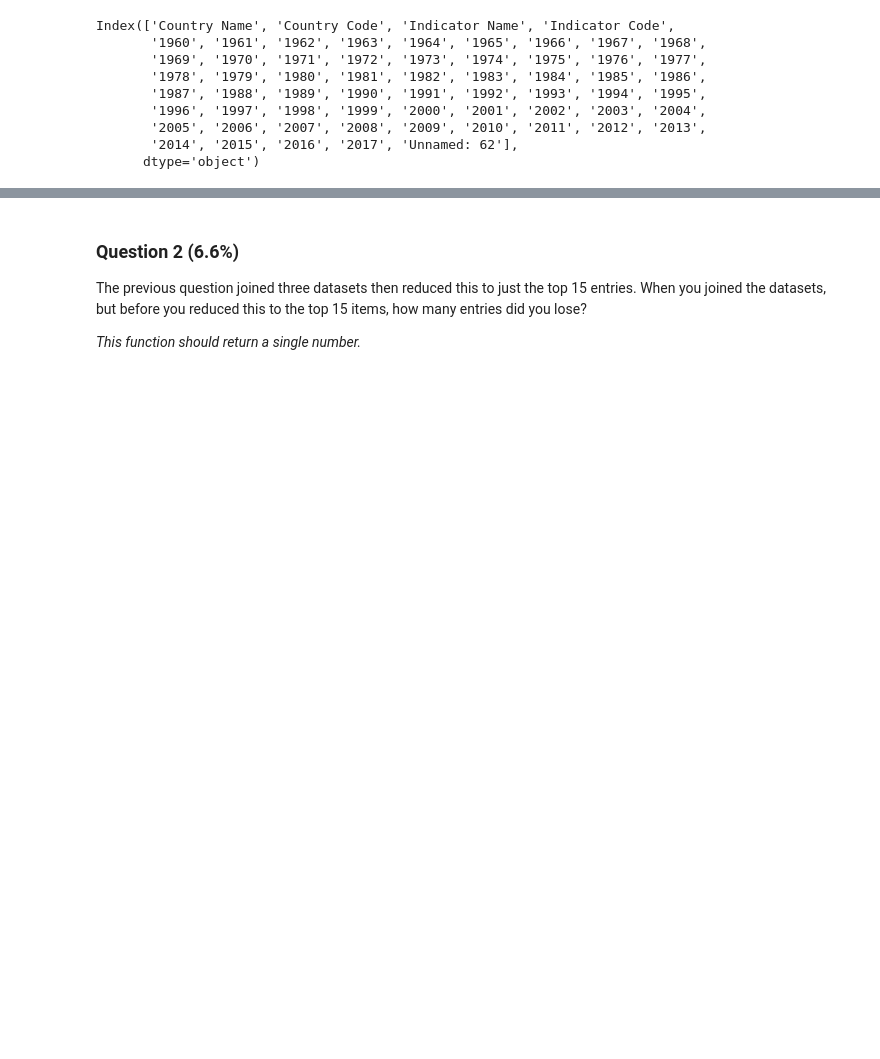
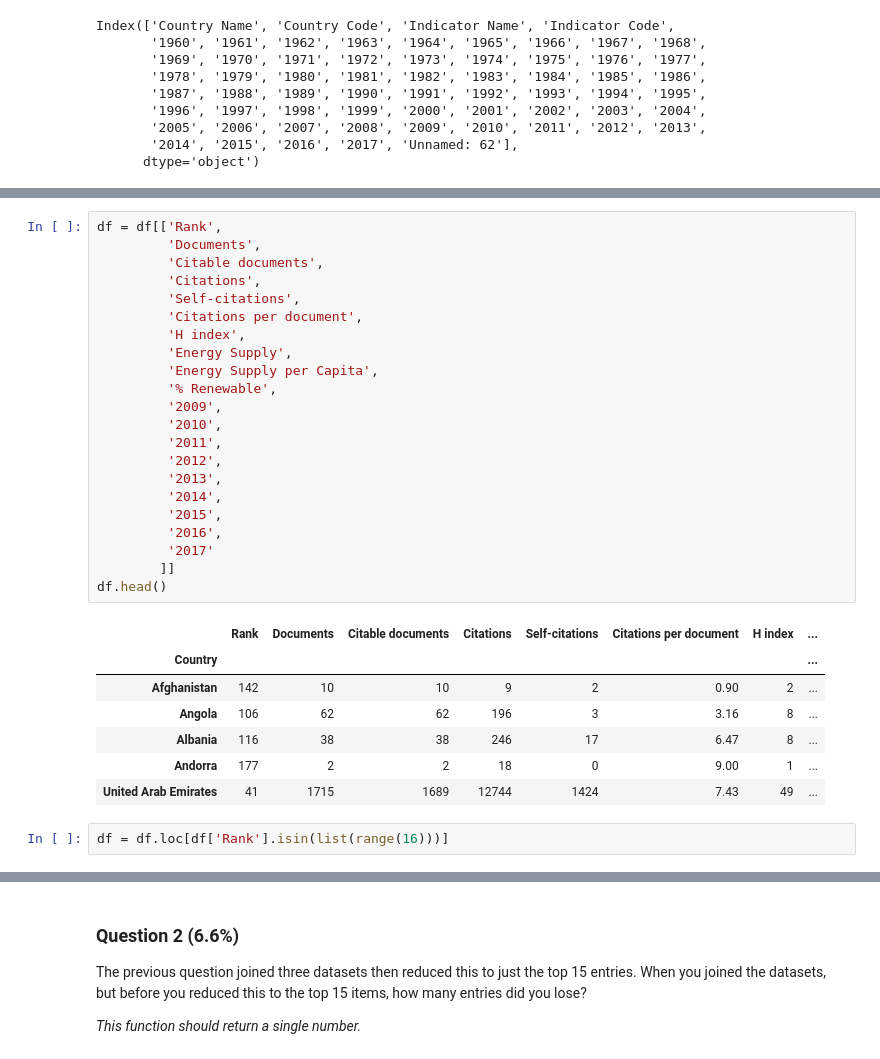
Before and after one commit to wontheone1/introduction-to-data-science-in-python, a Jupyter notebook: week3/Assignment3.ipynb, the cells around one changed output, grey strips where cells are left out. Drawn from its saved outputs; the diff is of its cells as text; blank space fills up the shorter version.

```diff
--- a/week3/Assignment3.ipynb
+++ b/week3/Assignment3.ipynb
@@ -183,2 +204,34 @@ GDP.where((GDP['Country Name'] == "Hong Kong")
+# %%
+df = df[['Rank',
+         'Documents',
+         'Citable documents',
+         'Citations',
+         'Self-citations',
+         'Citations per document',
+         'H index',
+         'Energy Supply',
+         'Energy Supply per Capita',
+         '% Renewable',
+         '2009',
+         '2010',
+         '2011',
+         '2012',
+         '2013',
+         '2014',
+         '2015',
+         '2016',
+         '2017'
+        ]]
+df.head()
+# %% [output]
+|  | Rank | Documents | Citable documents | Citations | Self-citations | Citations per document | H index | ... |
+| Country |  |  |  |  |  |  |  | ... |
+| Afghanistan | 142 | 10 | 10 | 9 | 2 | 0.90 | 2 | ... |
+| Angola | 106 | 62 | 62 | 196 | 3 | 3.16 | 8 | ... |
+| Albania | 116 | 38 | 38 | 246 | 17 | 6.47 | 8 | ... |
+| Andorra | 177 | 2 | 2 | 18 | 0 | 9.00 | 1 | ... |
+| United Arab Emirates | 41 | 1715 | 1689 | 12744 | 1424 | 7.43 | 49 | ... |
+# %%
+df = df.loc[df['Rank'].isin(list(range(16)))]
 # %%
 def answer_one():
```
Also changed, not shown: parts of 4 cells of this notebook.
